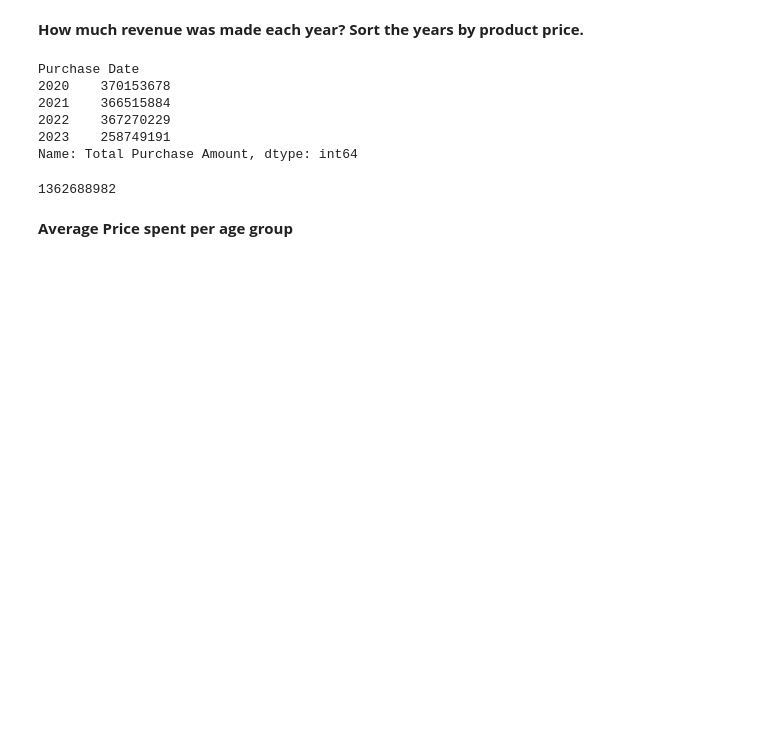
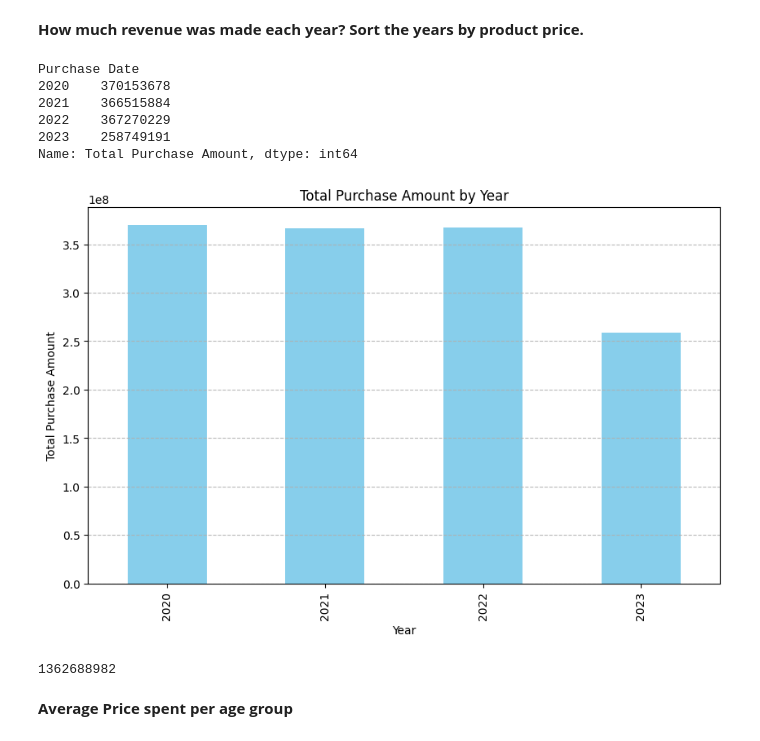
Before and after one commit to TonyNewness/Product-Recommendation, a Jupyter notebook: Copy_of_Main_Group_2_project.ipynb, the cells around one changed output. Saved outputs shown, nothing was run; the diff lists cells and outputs as text; code cells hidden in the pictures; blank space fills up the shorter version.

```diff
--- a/Copy_of_Main_Group_2_project.ipynb
+++ b/Copy_of_Main_Group_2_project.ipynb
@@ -156,6 +157,23 @@ Purchase Date
 2022    367270229
 2023    258749191
 Name: Total Purchase Amount, dtype: int64
+# %%
+# Plotting the bar chart
+plt.figure(figsize=(10, 6))
+By_Year.plot(kind='bar', color='skyblue')
+
+# Titles and labels
+plt.title('Total Purchase Amount by Year')
+plt.xlabel('Year')
+plt.ylabel('Total Purchase Amount')
+
+# Grid for better readability
+plt.grid(axis='y', linestyle='--', alpha=0.9)
+
+# Show the plot
+plt.show()
+# %% [output]
+[figure, added]
 # %%
 # Total Purchase for the 4 years
 By_Year.sum()
```
Also changed, not shown: parts of 10 cells of this notebook.
